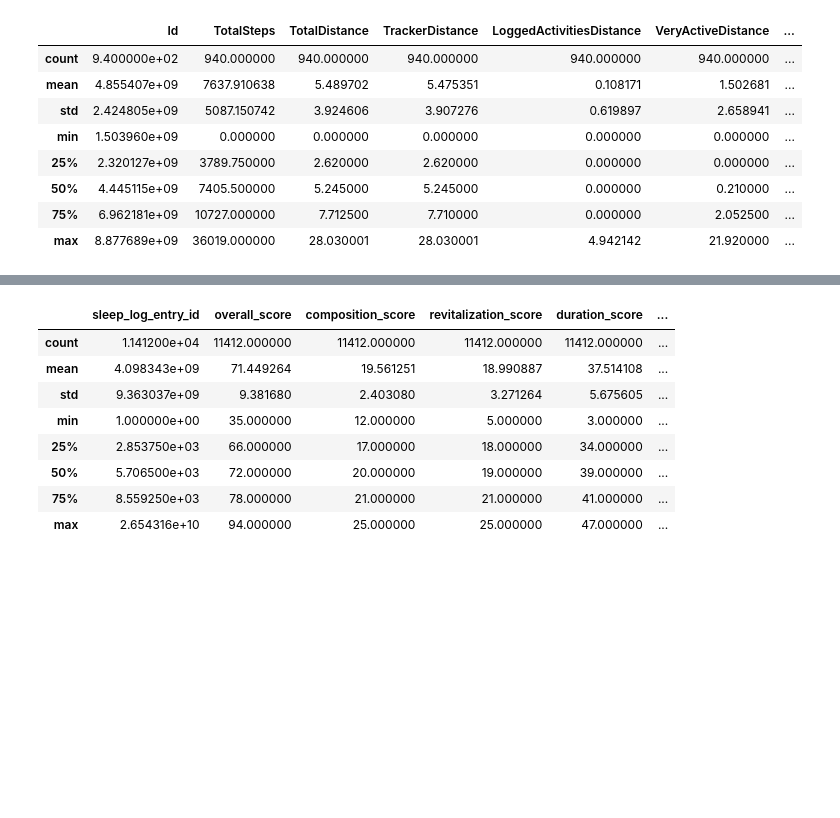
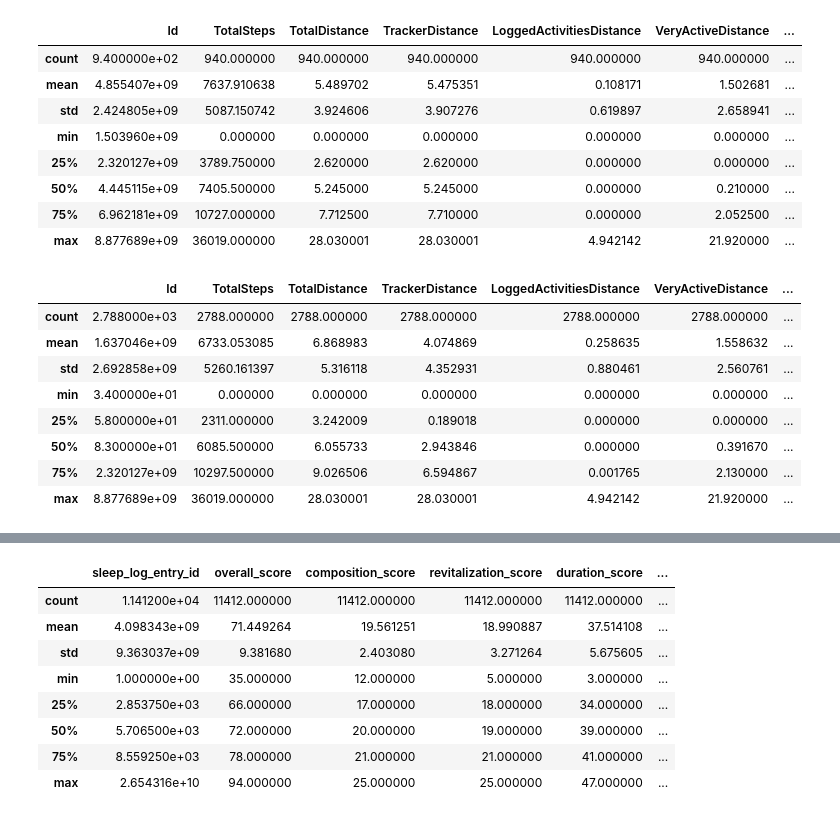
Before and after one commit to Glacierxdd40874/AIHG-Wearable, a Jupyter notebook: data_preprocessing/GAN-testing/GAN_synthesiser.ipynb, the cells around one changed output, grey strips where cells are left out. Cells and saved outputs as stored; diff of their text form; code cells hidden in the pictures; blank space fills up the shorter version.

Commit message:
upload kaggle dataset and T1 dataset

```diff
--- a/data_preprocessing/GAN-testing/GAN_synthesiser.ipynb
+++ b/data_preprocessing/GAN-testing/GAN_synthesiser.ipynb
@@ -111,6 +124,19 @@ synthetic_dailyActivity = synthesiser(
 dailyActivity_final = pd.concat([dailyActivity, synthetic_dailyActivity], ignore_index=True)
 dailyActivity_final.describe()
 dailyActivity_final.to_csv("GAN_generated_data/KaggleDataset/dailyActivity_synthesised.csv", index=False)
+# %%
+dailyActivity_final = pd.read_csv("GAN_generated_data/KaggleDataset/dailyActivity_synthesised.csv")
+dailyActivity_final.describe()
+# %% [output]
+|  | Id | TotalSteps | TotalDistance | TrackerDistance | LoggedActivitiesDistance | VeryActiveDistance | ... |
+| count | 2.788000e+03 | 2788.000000 | 2788.000000 | 2788.000000 | 2788.000000 | 2788.000000 | ... |
+| mean | 1.637046e+09 | 6733.053085 | 6.868983 | 4.074869 | 0.258635 | 1.558632 | ... |
+| std | 2.692858e+09 | 5260.161397 | 5.316118 | 4.352931 | 0.880461 | 2.560761 | ... |
+| min | 3.400000e+01 | 0.000000 | 0.000000 | 0.000000 | 0.000000 | 0.000000 | ... |
+| 25% | 5.800000e+01 | 2311.000000 | 3.242009 | 0.189018 | 0.000000 | 0.000000 | ... |
+| 50% | 8.300000e+01 | 6085.500000 | 6.055733 | 2.943846 | 0.000000 | 0.391670 | ... |
+| 75% | 2.320127e+09 | 10297.500000 | 9.026506 | 6.594867 | 0.001765 | 2.130000 | ... |
+| max | 8.877689e+09 | 36019.000000 | 28.030001 | 28.030001 | 4.942142 | 21.920000 | ... |
 # %%
 synthetic_wellness = synthesiser(
     data=wellness_data,
```
Also changed, not shown: parts of 1 cell of this notebook, 20 other files.
